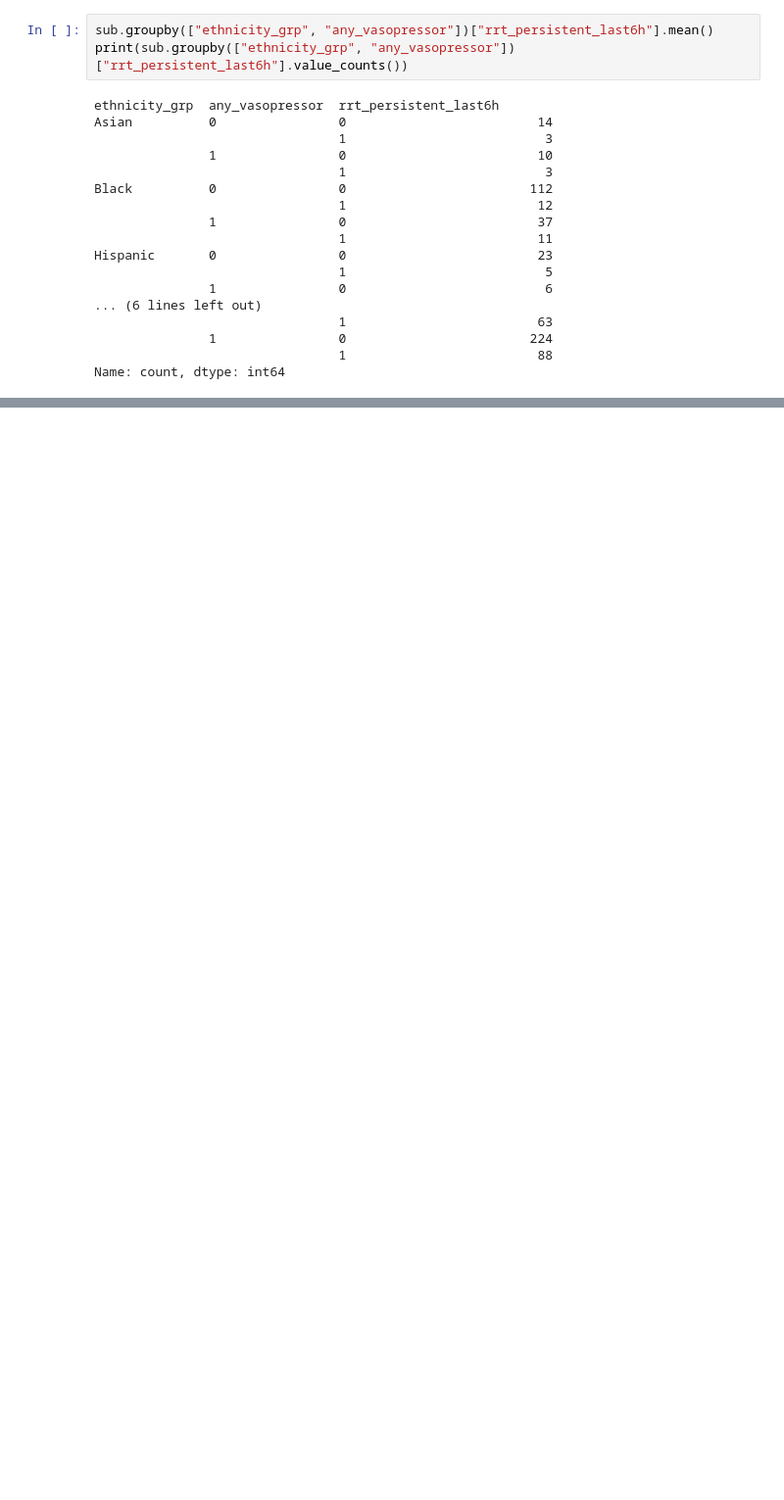
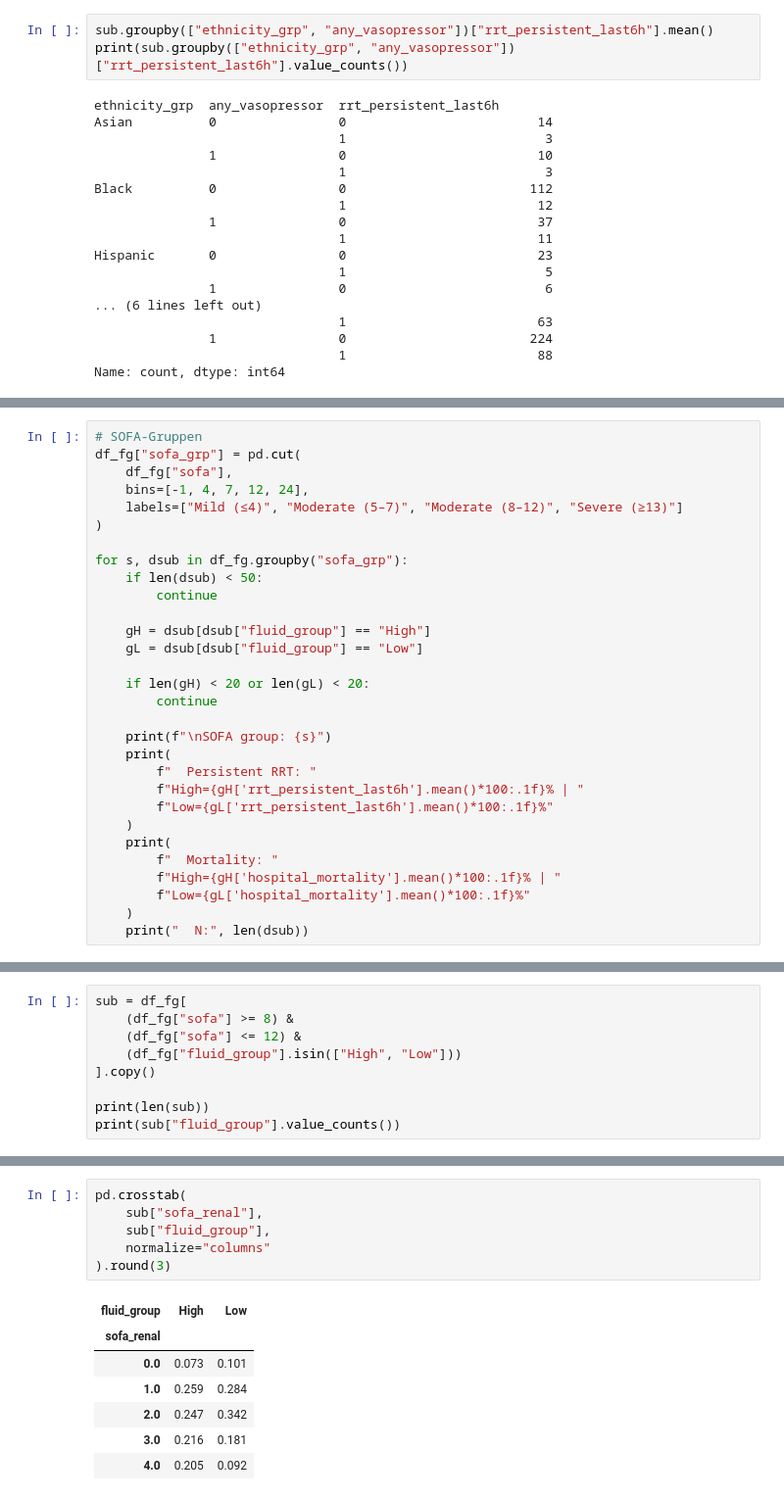
Before and after one commit to SimonKossack/mimiciii-BioMedicalProject, a Jupyter notebook: NierenNotebooks/06.ipynb, the cells around one changed output, grey strips where cells are left out. Shown at 98% size. Cells and saved outputs as stored; diff of their text form; blank space fills up the shorter version.

```diff
--- a/NierenNotebooks/06.ipynb
+++ b/NierenNotebooks/06.ipynb
@@ -175,0 +417,30 @@ Name: count, dtype: int64
+# %%
+# SOFA-Gruppen
+df_fg["sofa_grp"] = pd.cut(
+    df_fg["sofa"],
+    bins=[-1, 4, 7, 12, 24],
+    labels=["Mild (≤4)", "Moderate (5–7)", "Moderate (8–12)", "Severe (≥13)"]
+)
+
+for s, dsub in df_fg.groupby("sofa_grp"):
+    if len(dsub) < 50:
+        continue
+
+    gH = dsub[dsub["fluid_group"] == "High"]
+    gL = dsub[dsub["fluid_group"] == "Low"]
+
+    if len(gH) < 20 or len(gL) < 20:
+        continue
+
+    print(f"\nSOFA group: {s}")
+    print(
+        f"  Persistent RRT: "
+        f"High={gH['rrt_persistent_last6h'].mean()*100:.1f}% | "
+        f"Low={gL['rrt_persistent_last6h'].mean()*100:.1f}%"
+    )
+    print(
+        f"  Mortality: "
+        f"High={gH['hospital_mortality'].mean()*100:.1f}% | "
+        f"Low={gL['hospital_mortality'].mean()*100:.1f}%"
+    )
+    print("  N:", len(dsub))
@@ -175,0 +467,9 @@ Name: count, dtype: int64
+# %%
+sub = df_fg[
+    (df_fg["sofa"] >= 8) &
+    (df_fg["sofa"] <= 12) &
+    (df_fg["fluid_group"].isin(["High", "Low"]))
+].copy()
+
+print(len(sub))
+print(sub["fluid_group"].value_counts())
@@ -175,0 +505,14 @@ Name: count, dtype: int64
+# %%
+pd.crosstab(
+    sub["sofa_renal"],
+    sub["fluid_group"],
+    normalize="columns"
+).round(3)
+# %% [output]
+| fluid_group | High | Low |
+| sofa_renal |  |  |
+| 0.0 | 0.073 | 0.101 |
+| 1.0 | 0.259 | 0.284 |
+| 2.0 | 0.247 | 0.342 |
+| 3.0 | 0.216 | 0.181 |
+| 4.0 | 0.205 | 0.092 |
```
Also changed, not shown: parts of 21 cells of this notebook, 3 other files.
